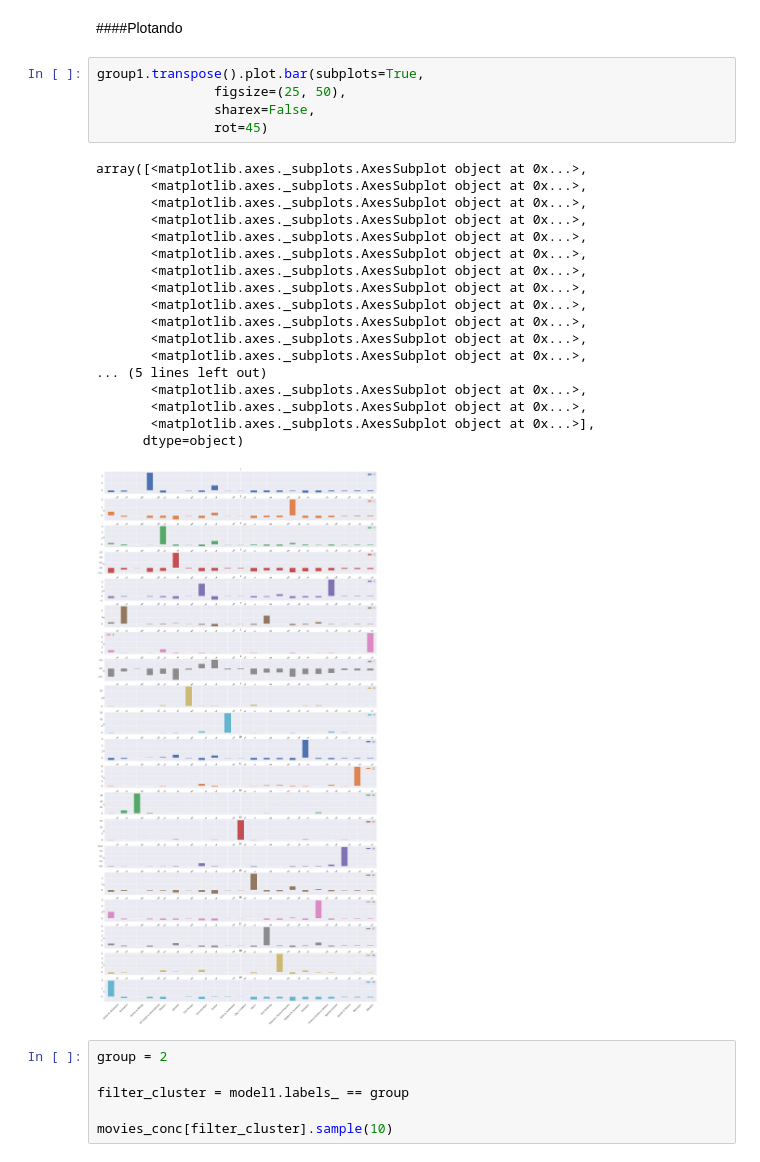
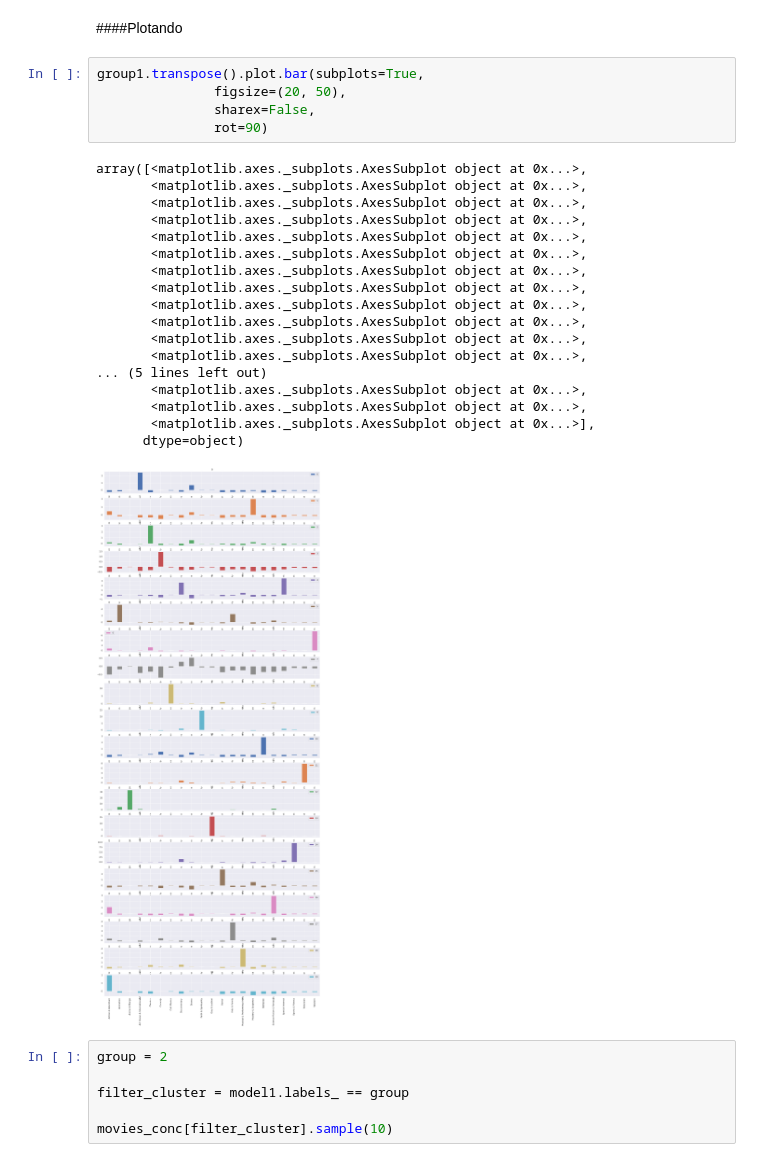
Before and after one commit to luccidomingues/Teste1, a Jupyter notebook: Rotten_Tomatoes_Movies_Unsupervised_ipynb_txt.ipynb, the cells around one changed output. Drawn from its saved outputs; the diff is of its cells as text.

```diff
--- a/Rotten_Tomatoes_Movies_Unsupervised_ipynb_txt.ipynb
+++ b/Rotten_Tomatoes_Movies_Unsupervised_ipynb_txt.ipynb
@@ -187,28 +187,28 @@ group1.head(10)
 ####Plotando
 # %%
 group1.transpose().plot.bar(subplots=True,
-               figsize=(25, 50),
+               figsize=(20, 50),
                sharex=False,
-               rot=45)
+               rot=90)
 # %% [output]
 array([<matplotlib.axes._subplots.AxesSubplot object at 0x...>,
        <matplotlib.axes._subplots.AxesSubplot object at 0x...>,
        <matplotlib.axes._subplots.AxesSubplot object at 0x...>,
        <matplotlib.axes._subplots.AxesSubplot object at 0x...>,
        <matplotlib.axes._subplots.AxesSubplot object at 0x...>,
        <matplotlib.axes._subplots.AxesSubplot object at 0x...>,
        <matplotlib.axes._subplots.AxesSubplot object at 0x...>,
        <matplotlib.axes._subplots.AxesSubplot object at 0x...>,
        <matplotlib.axes._subplots.AxesSubplot object at 0x...>,
        <matplotlib.axes._subplots.AxesSubplot object at 0x...>,
        <matplotlib.axes._subplots.AxesSubplot object at 0x...>,
        <matplotlib.axes._subplots.AxesSubplot object at 0x...>,
 ... (5 lines left out)
        <matplotlib.axes._subplots.AxesSubplot object at 0x...>,
        <matplotlib.axes._subplots.AxesSubplot object at 0x...>,
        <matplotlib.axes._subplots.AxesSubplot object at 0x...>],
       dtype=object)
-[figure, old version]
+[figure, new version]
 # %%
 group = 2
 
```
Also changed, not shown: parts of 1 cell of this notebook.
